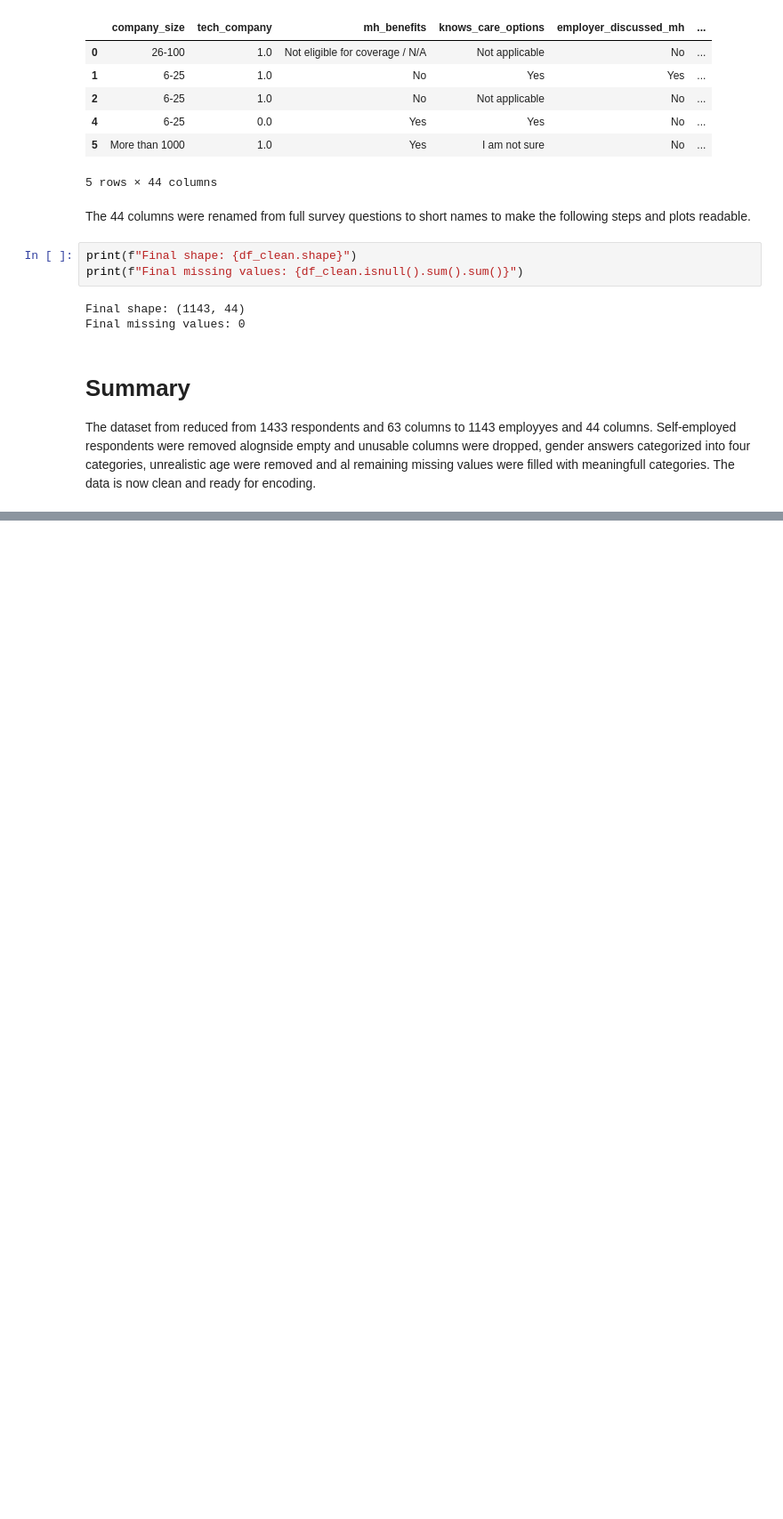
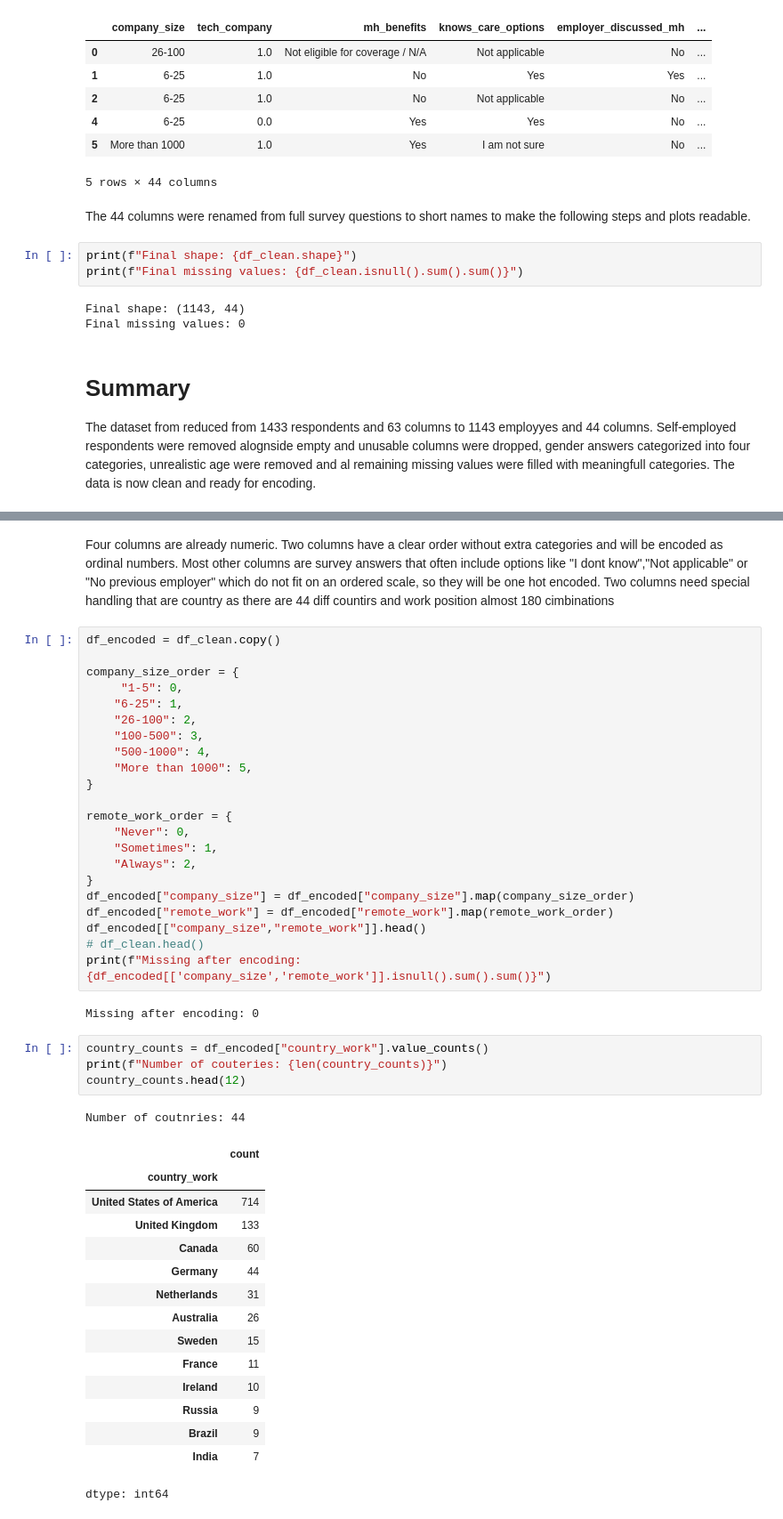
Before and after one commit to faisalhamza909-blip/mental-health-clustering-case-study-, a Jupyter notebook: mental_health_case_study.ipynb, the cells around one changed output, grey strips where cells are left out. Shown at 89% size. Drawn from its saved outputs; the diff is of its cells as text; blank space fills up the shorter version.

Commit message:
ordinal encoding and country grouping

```diff
--- a/mental_health_case_study.ipynb
+++ b/mental_health_case_study.ipynb
@@ -434,0 +460,47 @@ The dataset from reduced from 1433 respondents and 63 columns to 1143 employyes
+# %% [markdown]
+Four columns are already numeric. Two columns have a clear order without extra categories and will be encoded as ordinal numbers. Most other columns are survey answers that often include options like "I dont know","Not applicable" or "No previous employer" which do not fit on an ordered scale, so they will be one hot encoded. Two columns need special handling that are country as there are 44 diff countirs and work position almost 180 cimbinations
+# %%
+df_encoded = df_clean.copy()
+
+company_size_order = {
+     "1-5": 0,
+    "6-25": 1,
+    "26-100": 2,
+    "100-500": 3,
+    "500-1000": 4,
+    "More than 1000": 5,
+}
+
+remote_work_order = {
+    "Never": 0,
+    "Sometimes": 1,
+    "Always": 2,
+}
+df_encoded["company_size"] = df_encoded["company_size"].map(company_size_order)
+df_encoded["remote_work"] = df_encoded["remote_work"].map(remote_work_order)
+df_encoded[["company_size","remote_work"]].head()
+# df_clean.head()
+print(f"Missing after encoding: {df_encoded[['company_size','remote_work']].isnull().sum().sum()}")
+# %% [output]
+Missing after encoding: 0
+# %%
+country_counts = df_encoded["country_work"].value_counts()
+print(f"Number of couteries: {len(country_counts)}")
+country_counts.head(12)
+# %% [output]
+Number of coutnries: 44
+|  | count |
+| country_work |  |
+| United States of America | 714 |
+| United Kingdom | 133 |
+| Canada | 60 |
+| Germany | 44 |
+| Netherlands | 31 |
+| Australia | 26 |
+| Sweden | 15 |
+| France | 11 |
+| Ireland | 10 |
+| Russia | 9 |
+| Brazil | 9 |
+| India | 7 |
+dtype: int64
```
Also changed, not shown: parts of 5 cells of this notebook.
